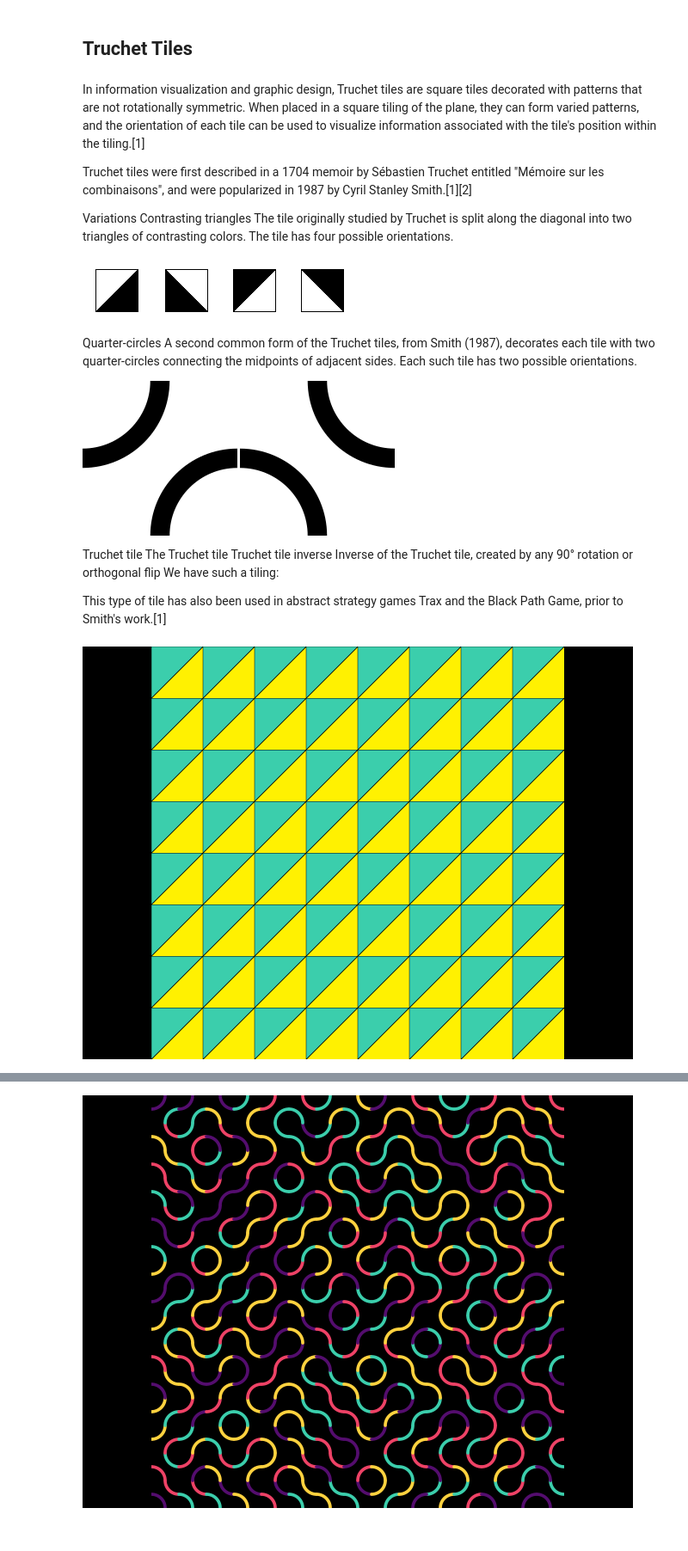
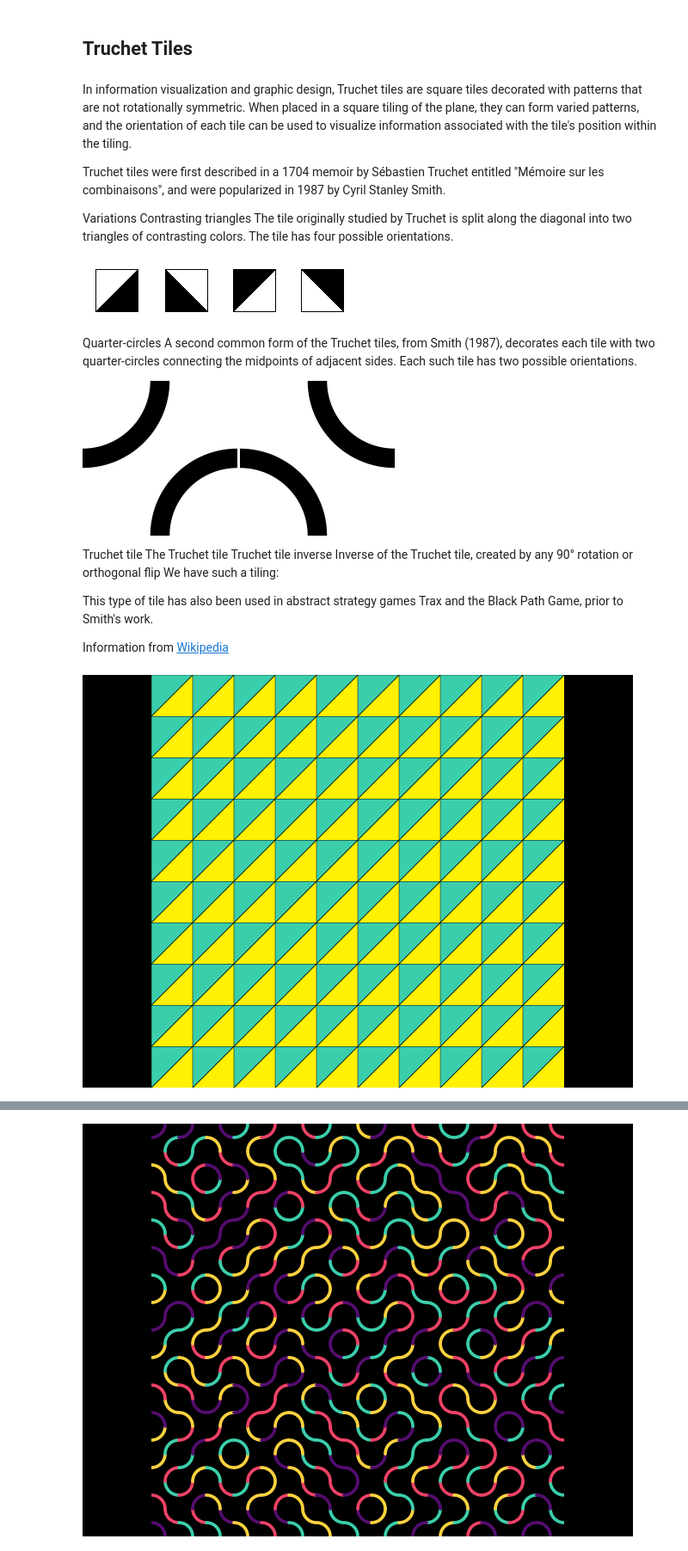
Before and after one commit to deepdk/plotnine_contest_2025, a Jupyter notebook: tiles.ipynb, the cells around one changed output, grey strips where cells are left out. Shown: that part at 86% size. Saved outputs shown, nothing was run; the diff lists cells and outputs as text; code cells hidden in the pictures.

```diff
--- a/tiles.ipynb
+++ b/tiles.ipynb
@@ -1,9 +1,9 @@
 # %% [markdown]
 ## Truchet Tiles
 # %% [markdown]
-In information visualization and graphic design, Truchet tiles are square tiles decorated with patterns that are not rotationally symmetric. When placed in a square tiling of the plane, they can form varied patterns, and the orientation of each tile can be used to visualize information associated with the tile's position within the tiling.[1]
+In information visualization and graphic design, Truchet tiles are square tiles decorated with patterns that are not rotationally symmetric. When placed in a square tiling of the plane, they can form varied patterns, and the orientation of each tile can be used to visualize information associated with the tile's position within the tiling.
 
-Truchet tiles were first described in a 1704 memoir by Sébastien Truchet entitled "Mémoire sur les combinaisons", and were popularized in 1987 by Cyril Stanley Smith.[1][2]
+Truchet tiles were first described in a 1704 memoir by Sébastien Truchet entitled "Mémoire sur les combinaisons", and were popularized in 1987 by Cyril Stanley Smith.
 
 Variations
 Contrasting triangles
@@ -27,7 +27,9 @@ Inverse of the Truchet tile, created by any 90° rotation or orthogonal flip
 We have such a tiling:
 
 
-This type of tile has also been used in abstract strategy games Trax and the Black Path Game, prior to Smith's work.[1]
+This type of tile has also been used in abstract strategy games Trax and the Black Path Game, prior to Smith's work.
+
+Information from [Wikipedia](https://en.wikipedia.org/wiki/Truchet_tile)
 # %%
 import numpy as np
 import pandas as pd
@@ -36,5 +37,5 @@ import math
 # %%
-def create_truchet_grid(grid_size=8):
+def create_truchet_grid(grid_size=10):
     """Create 8x8 grid of squares, each divided diagonally into two triangles"""
     data = []
     np.random.seed(42)
@@ -66,38 +67,38 @@ def convert_to_dataframe(tile_data):
                 'x': x,
                 'y': y,
                 'color': tile['color'],
                 'group': tile['group']
             })
     return pd.DataFrame(rows)
 
-# Create 8x8 Truchet tile grid
-tile_data = create_truchet_grid(8)
+
+tile_data = create_truchet_grid(10)
 df = convert_to_dataframe(tile_data)
 
 
 PALETTE_TWO = {
     'dark_red': '#3bceac',       # red
     'golden_yellow': '#FFF101'   # yellow
 }
 
 plot = (
     ggplot(df, aes(x='x', y='y', group='group', fill='color'))
     + geom_polygon(color='black', size=0.2)
     + scale_fill_manual(values=PALETTE_TWO)
     + coord_equal()
     + theme_void()
     + theme(
         legend_position='none',
         plot_background=element_rect(fill='black'),
         panel_background=element_rect(fill='black')
     )
-    + scale_x_continuous(expand=(0, 0), limits=(0, 8))
-    + scale_y_continuous(expand=(0, 0), limits=(0, 8))
+    + scale_x_continuous(expand=(0, 0), limits=(0, 10))
+    + scale_y_continuous(expand=(0, 0), limits=(0, 10))
 )
 
 plot
 # %% [output]
-[figure, old version]
+[figure, new version]
 # %%
 PALETTE = ["#540d6e", "#ee4266", "#ffd23f", "#3bceac"]
 
```
Also changed, not shown: parts of 2 cells of this notebook, 1 other file.
